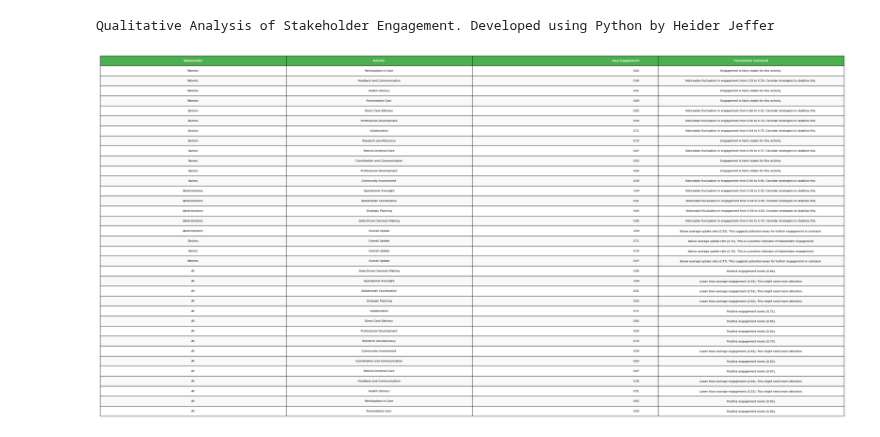
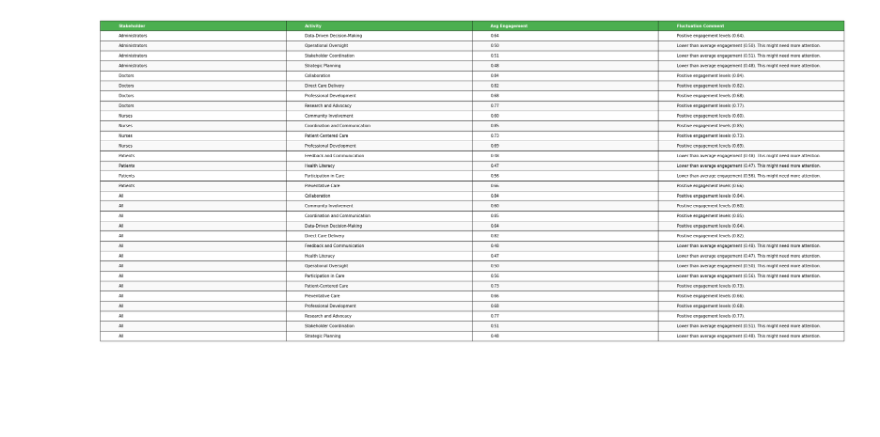
Before and after one commit to HeiderJeffer/Modeling-for-Societal-Complexity-in-Healthcare, a Jupyter notebook: software/Healthcare Participatory Model Simulation/Dynamic Simulation and Analysis of Stakeholder Engagement in Healthcare Quantitative and Qualitative Insights.ipynb, the cells around one changed output. Drawn from its saved outputs; the diff is of its cells as text; code cells hidden in the pictures; blank space fills up the shorter version.

```diff
--- a/software/Healthcare Participatory Model Simulation/Dynamic Simulation and Analysis of Stakeholder Engagement in Healthcare Quantitative and Qualitative Insights.ipynb
+++ b/software/Healthcare Participatory Model Simulation/Dynamic Simulation and Analysis of Stakeholder Engagement in Healthcare Quantitative and Qualitative Insights.ipynb
@@ -226,50 +226,43 @@ Patients:
 # %%
-# Print the title in the console
-print("Qualitative Analysis of Stakeholder Engagement. Developed using Python by Heider Jeffer")
-
-# Function to display the table as a PNG image
+# Function to display the table as a PNG image with left-aligned text
 def display_as_png(table_df):
-    """Displays the qualitative analysis table as a PNG image with enhanced styling."""
+    """Displays the qualitative analysis table as a PNG image with enhanced styling and left-aligned text."""
     fig, ax = plt.subplots(figsize=(16, 8))  # Adjust figure size for a clean layout
 
     # Hide axes
     ax.axis('tight')
     ax.axis('off')
 
     # Create table in the plot
     table = ax.table(
         cellText=table_df.values,
         colLabels=table_df.columns,
-        cellLoc='center',
+        cellLoc='left',  # Align text to the left
         loc='center'
     )
 
     # Apply table styling
-    # Header formatting
     for (row, col), cell in table.get_celld().items():
         if row == 0:  # Header row
-            cell.set_facecolor('#4CAF50')
-            cell.set_text_props(weight='bold', color='white')
+            cell.set_facecolor('#4CAF50')  # Green header background
+            cell.set_text_props(weight='bold', color='white', ha='left')  # Bold, white text aligned left
             cell.set_fontsize(14)
         else:
             # Alternate row colors for better readability
             cell.set_facecolor('#f9f9f9' if row % 2 == 0 else '#ffffff')
             cell.set_fontsize(12)
+            cell.set_text_props(ha='left')  # Align all text to the left
         # Set borders for all cells
         cell.set_edgecolor('black')
         cell.set_linewidth(0.5)
-        # Adjust alignment for numbers
-        if col == 2:  # Avg Engagement column
-            cell.set_text_props(ha='right')
 
     # Scale table size and improve layout
     table.scale(1.5, 1.5)  # Increase size for readability
 
     # Display the table
     plt.show()
 
-# Display the enhanced table
-display_as_png(qualitative_df)
+# Display the enhanced table with left-aligned text
+display_as_png(qualitative_df_with_all)
 # %% [output]
-Qualitative Analysis of Stakeholder Engagement. Developed using Python by Heider Jeffer
-[figure, old version]
+[figure, new version]
```
Also changed, not shown: parts of 1 cell of this notebook.
